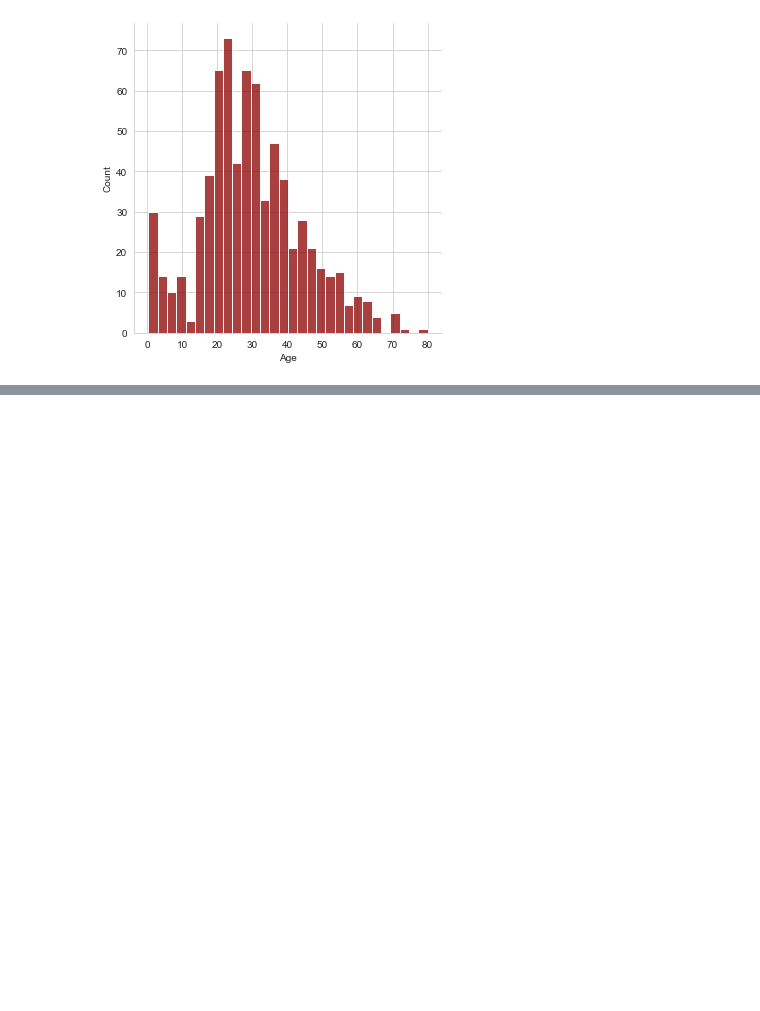
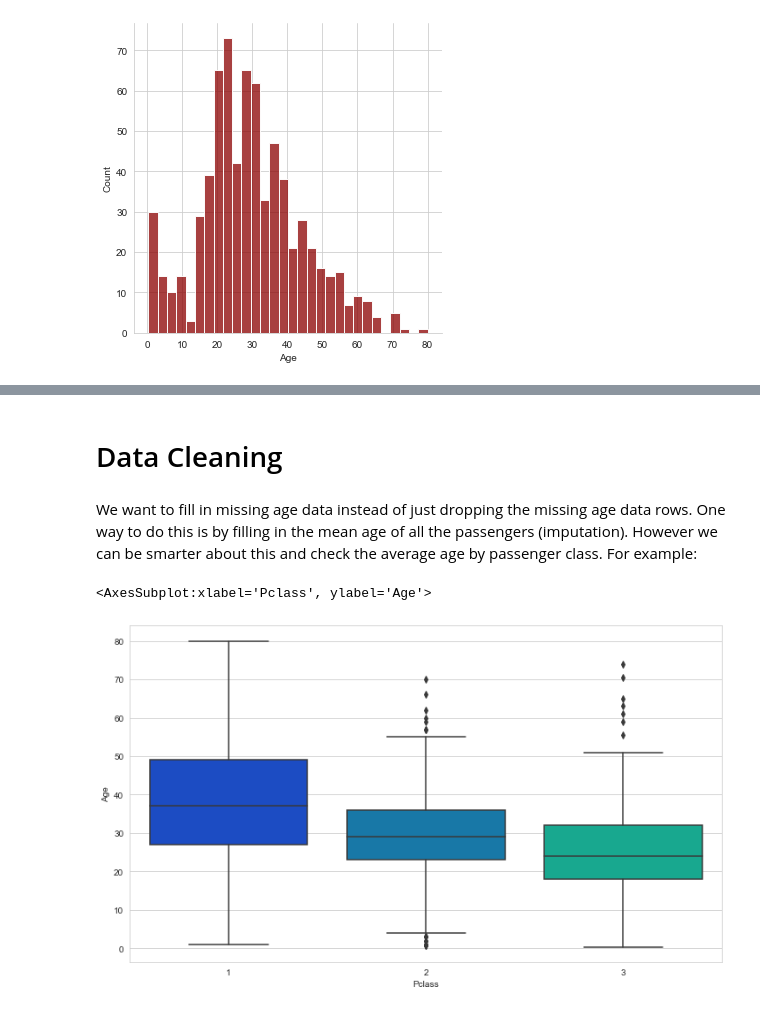
Before and after one commit to ModouLaminJagne/DataScience, a Jupyter notebook: LOGISTIC REGRESSION.ipynb, the cells around one changed output, grey strips where cells are left out. Cells and saved outputs as stored; diff of their text form; code cells hidden in the pictures; blank space fills up the shorter version.

```diff
--- a/LOGISTIC REGRESSION.ipynb
+++ b/LOGISTIC REGRESSION.ipynb
@@ -101,0 +143,10 @@ train['Age'].hist(bins=30,color='darkred',alpha=0.7)
+# %% [markdown]
+# Data Cleaning
+# %% [markdown]
+We want to fill in missing age data instead of just dropping the missing age data rows. One way to do this is by filling in the mean age of all the passengers (imputation). However we can be smarter about this and check the average age by passenger class. For example:
+# %%
+plt.figure(figsize=(12, 7))
+sns.boxplot(x='Pclass',y='Age',data=train,palette='winter')
+# %% [output]
+<AxesSubplot:xlabel='Pclass', ylabel='Age'>
+[figure, added]
```
Also changed, not shown: parts of 9 cells of this notebook.
